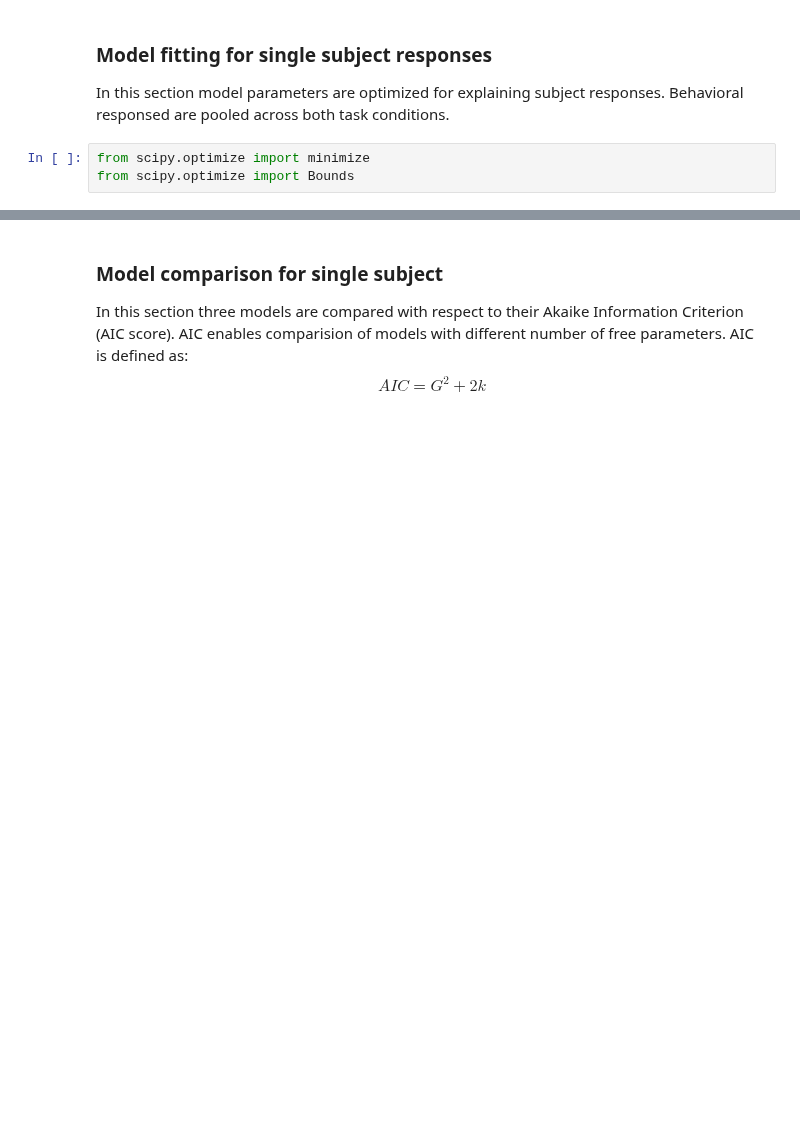
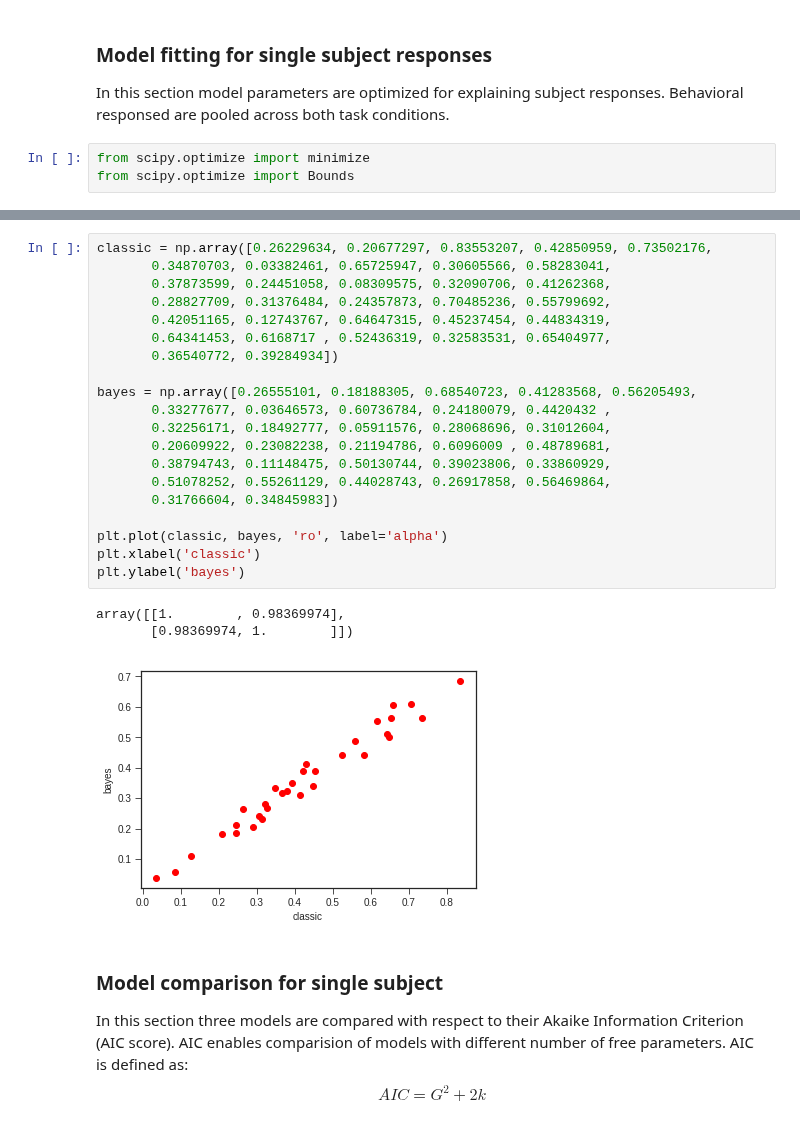
Before and after one commit to kbonna/decidenet, a Jupyter notebook: behavioral_analysis/dn_ba_03_single_subject_model_fit.ipynb, the cells around one changed output, grey strips where cells are left out. Cells and saved outputs as stored; diff of their text form; blank space fills up the shorter version.

```diff
--- a/behavioral_analysis/dn_ba_03_single_subject_model_fit.ipynb
+++ b/behavioral_analysis/dn_ba_03_single_subject_model_fit.ipynb
@@ -251,3 +301,27 @@ results['model3']['x'] = res3['x']
+# %%
+classic = np.array([0.26229634, 0.20677297, 0.83553207, 0.42850959, 0.73502176,
+       0.34870703, 0.03382461, 0.65725947, 0.30605566, 0.58283041,
+       0.37873599, 0.24451058, 0.08309575, 0.32090706, 0.41262368,
+       0.28827709, 0.31376484, 0.24357873, 0.70485236, 0.55799692,
+       0.42051165, 0.12743767, 0.64647315, 0.45237454, 0.44834319,
+       0.64341453, 0.6168717 , 0.52436319, 0.32583531, 0.65404977,
+       0.36540772, 0.39284934])
+
+bayes = np.array([0.26555101, 0.18188305, 0.68540723, 0.41283568, 0.56205493,
+       0.33277677, 0.03646573, 0.60736784, 0.24180079, 0.4420432 ,
+       0.32256171, 0.18492777, 0.05911576, 0.28068696, 0.31012604,
+       0.20609922, 0.23082238, 0.21194786, 0.6096009 , 0.48789681,
+       0.38794743, 0.11148475, 0.50130744, 0.39023806, 0.33860929,
+       0.51078252, 0.55261129, 0.44028743, 0.26917858, 0.56469864,
+       0.31766604, 0.34845983])
+
+plt.plot(classic, bayes, 'ro', label='alpha')
+plt.xlabel('classic')
+plt.ylabel('bayes')
+# %% [output]
+array([[1.        , 0.98369974],
+       [0.98369974, 1.        ]])
+[figure, added]
 # %% [markdown]
 ### Model comparison for single subject
 In this section three models are compared with respect to their Akaike Information Criterion (AIC score). AIC enables comparision of models with different number of free parameters. AIC is defined as:
```
Also changed, not shown: parts of 11 cells of this notebook.
